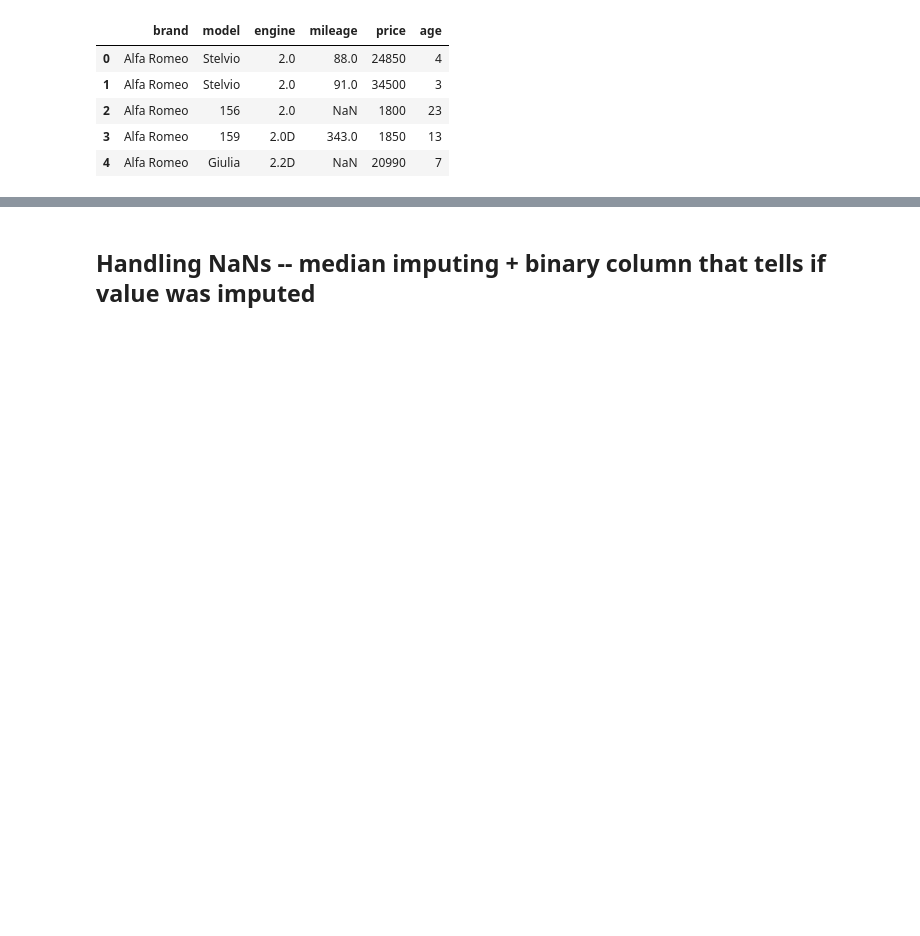
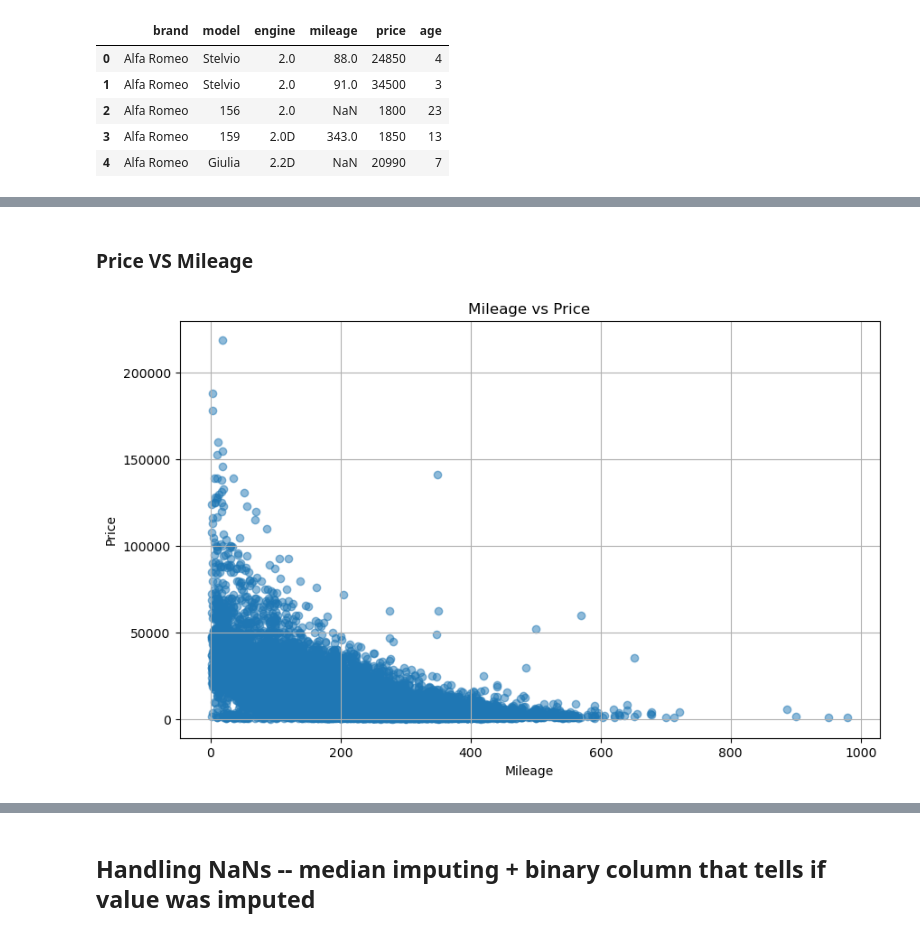
Before and after one commit to IvoDz/car-price-estimator, a Jupyter notebook: app/notebooks/preprocess.ipynb, the cells around one changed output, grey strips where cells are left out. Cells and saved outputs as stored; diff of their text form; code cells hidden in the pictures; blank space fills up the shorter version.

```diff
--- a/app/notebooks/preprocess.ipynb
+++ b/app/notebooks/preprocess.ipynb
@@ -55,0 +60,12 @@ df.head(5)
+# %% [markdown]
+### Price VS Mileage
+# %%
+plt.figure(figsize=(10, 6))
+plt.scatter(df['mileage'], df['price'], alpha=0.5)
+plt.title('Mileage vs Price')
+plt.xlabel('Mileage')
+plt.ylabel('Price')
+plt.grid(True)
+plt.show()
+# %% [output]
+[figure, added]
```
Also changed, not shown: parts of 9 cells of this notebook, 7 other files.
